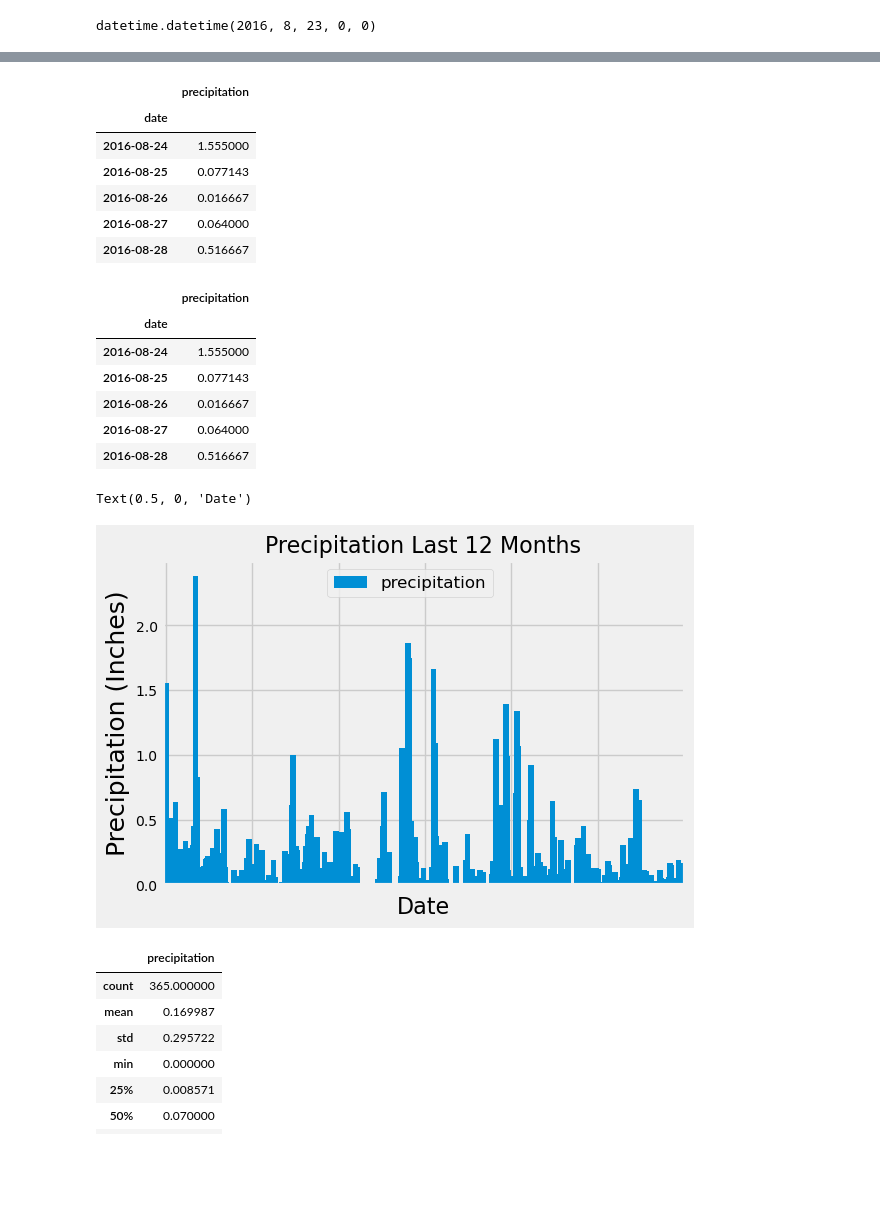
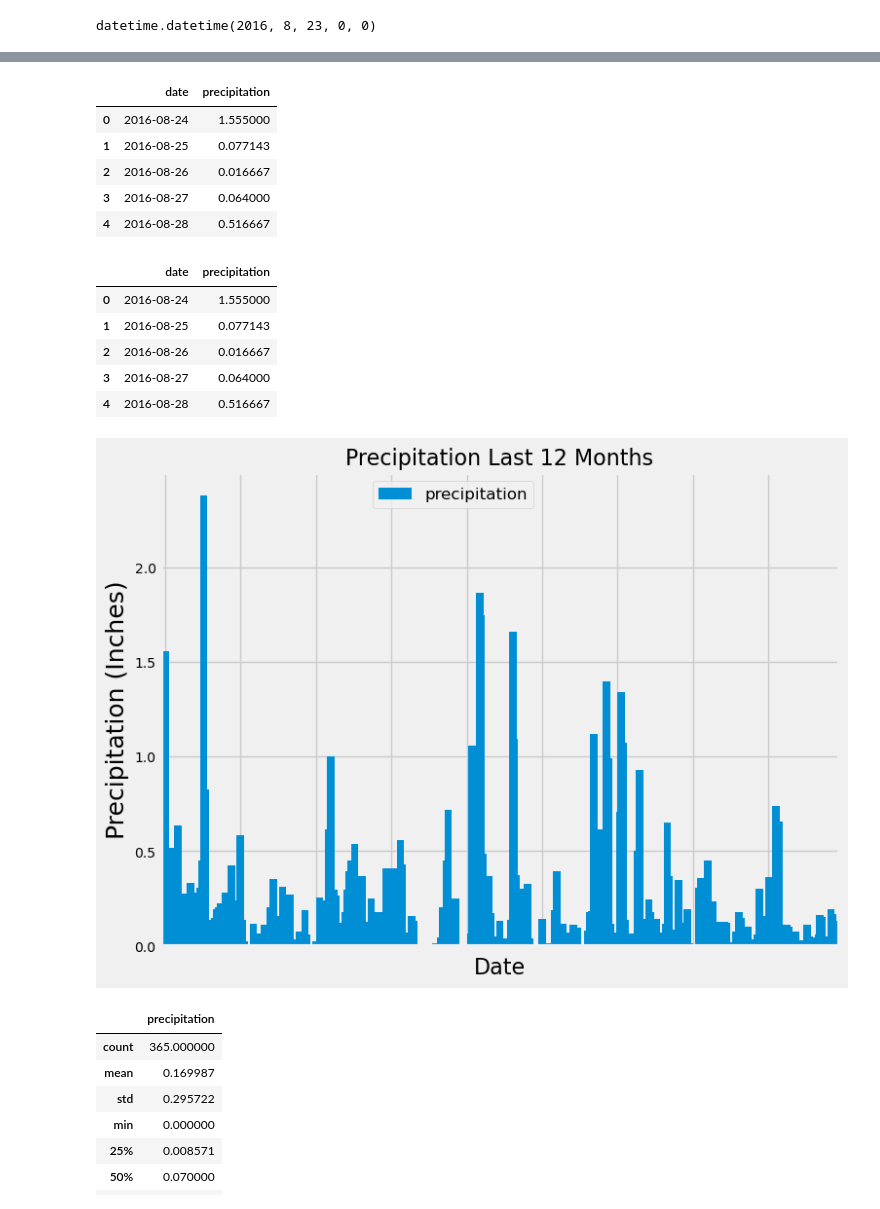
Before and after one commit to davisdw/SQLAlchemy-Challenge, a Jupyter notebook: SurfsUp/climate_starter.ipynb, the cells around one changed output, grey strips where cells are left out. Cells and saved outputs as stored; diff of their text form; code cells hidden in the pictures; blank space fills up the shorter version.

```diff
--- a/SurfsUp/climate_starter.ipynb
+++ b/SurfsUp/climate_starter.ipynb
@@ -87,45 +87,43 @@ prcp_scores_query
 # %%
 # Save the query results as a Pandas DataFrame. Explicitly set the column names
 prcp_df = pd.DataFrame(prcp_scores_query, columns=['date', 'precipitation'])
-prcp_df.set_index('date', inplace=True)
+#prcp_df.set_index('date', inplace=True)
 prcp_df.head()
 # %% [output]
-|  | precipitation |
-| date |  |
-| 2016-08-24 | 1.555000 |
-| 2016-08-25 | 0.077143 |
-| 2016-08-26 | 0.016667 |
-| 2016-08-27 | 0.064000 |
-| 2016-08-28 | 0.516667 |
+|  | date | precipitation |
+| 0 | 2016-08-24 | 1.555000 |
+| 1 | 2016-08-25 | 0.077143 |
+| 2 | 2016-08-26 | 0.016667 |
+| 3 | 2016-08-27 | 0.064000 |
+| 4 | 2016-08-28 | 0.516667 |
 # %%
 # Sort the dataframe by date
 prcp_df.sort_values(by='date')
 prcp_df.head()
 # %% [output]
-|  | precipitation |
-| date |  |
-| 2016-08-24 | 1.555000 |
-| 2016-08-25 | 0.077143 |
-| 2016-08-26 | 0.016667 |
-| 2016-08-27 | 0.064000 |
-| 2016-08-28 | 0.516667 |
+|  | date | precipitation |
+| 0 | 2016-08-24 | 1.555000 |
+| 1 | 2016-08-25 | 0.077143 |
+| 2 | 2016-08-26 | 0.016667 |
+| 3 | 2016-08-27 | 0.064000 |
+| 4 | 2016-08-28 | 0.516667 |
 # %%
 # Use Pandas Plotting with Matplotlib to plot the data
     #Creating Function to store the plt configurations
 
-plot = prcp_df.plot(kind='bar', width=4, figsize=(6,4))
-plt.locator_params(axis='x', nbins=6)
+plot = prcp_df.plot(kind='bar', width=4, figsize=(8,6))
+plt.locator_params(axis='x', nbins=9)
 plot.xaxis.set_major_formatter(plt.NullFormatter())
 plot.tick_params(axis='y', labelsize=10)
 plot.grid(True)
 plt.legend(bbox_to_anchor=(.3,1), fontsize="12")
 plt.title("Precipitation Last 12 Months", size=16)
 plt.ylabel("Precipitation (Inches)", size=18)
 plt.xlabel("Date", size=16)
-#plt.show
+plt.savefig("Plot_Output/prcp_plot.png")
+plt.show()
 # %% [output]
-Text(0.5, 0, 'Date')
-[figure, old version]
+[figure, new version]
 # %%
 # Use Pandas to calculate the summary statistics for the precipitation data
 prcp_df.describe()
```
Also changed, not shown: parts of 2 cells of this notebook, 1 other file.
